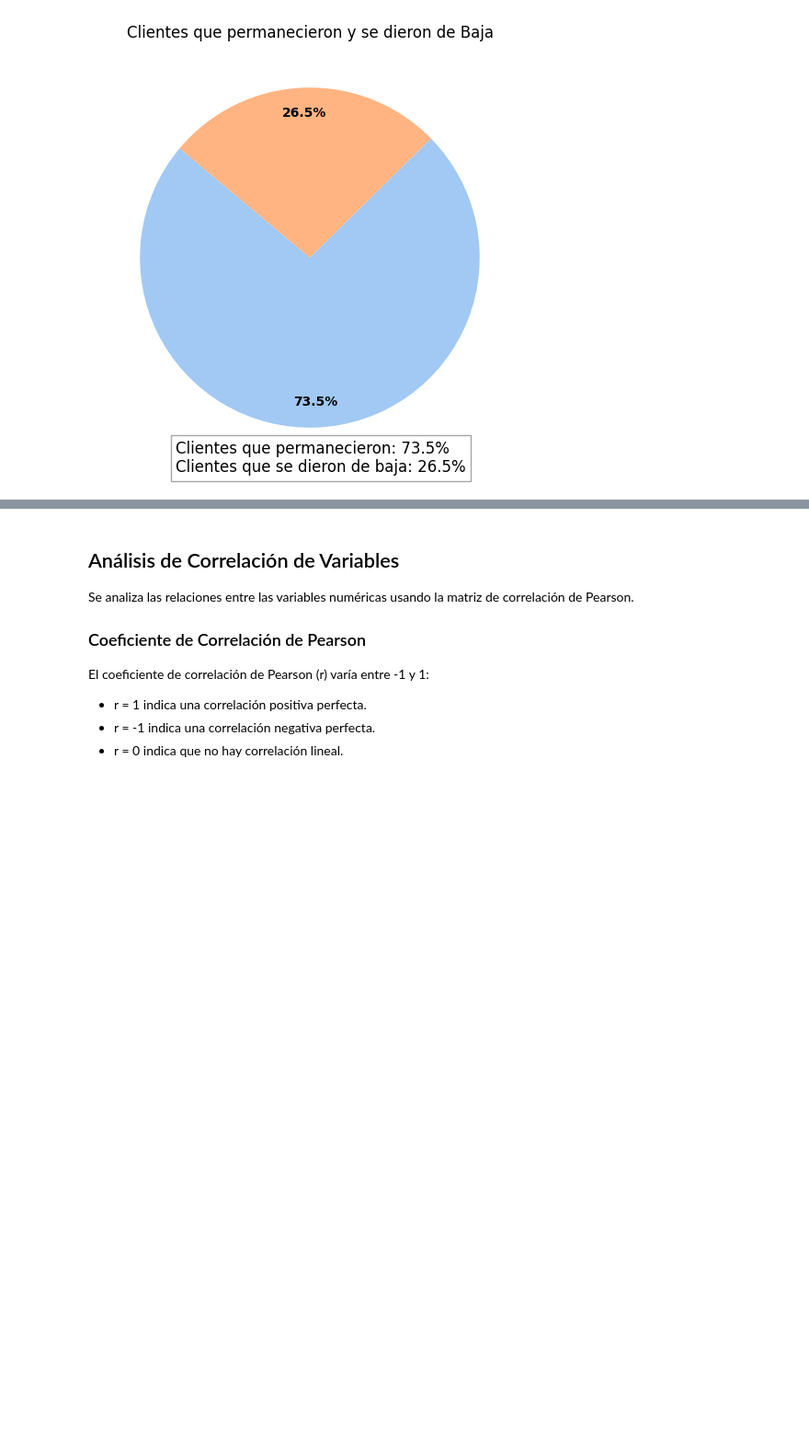
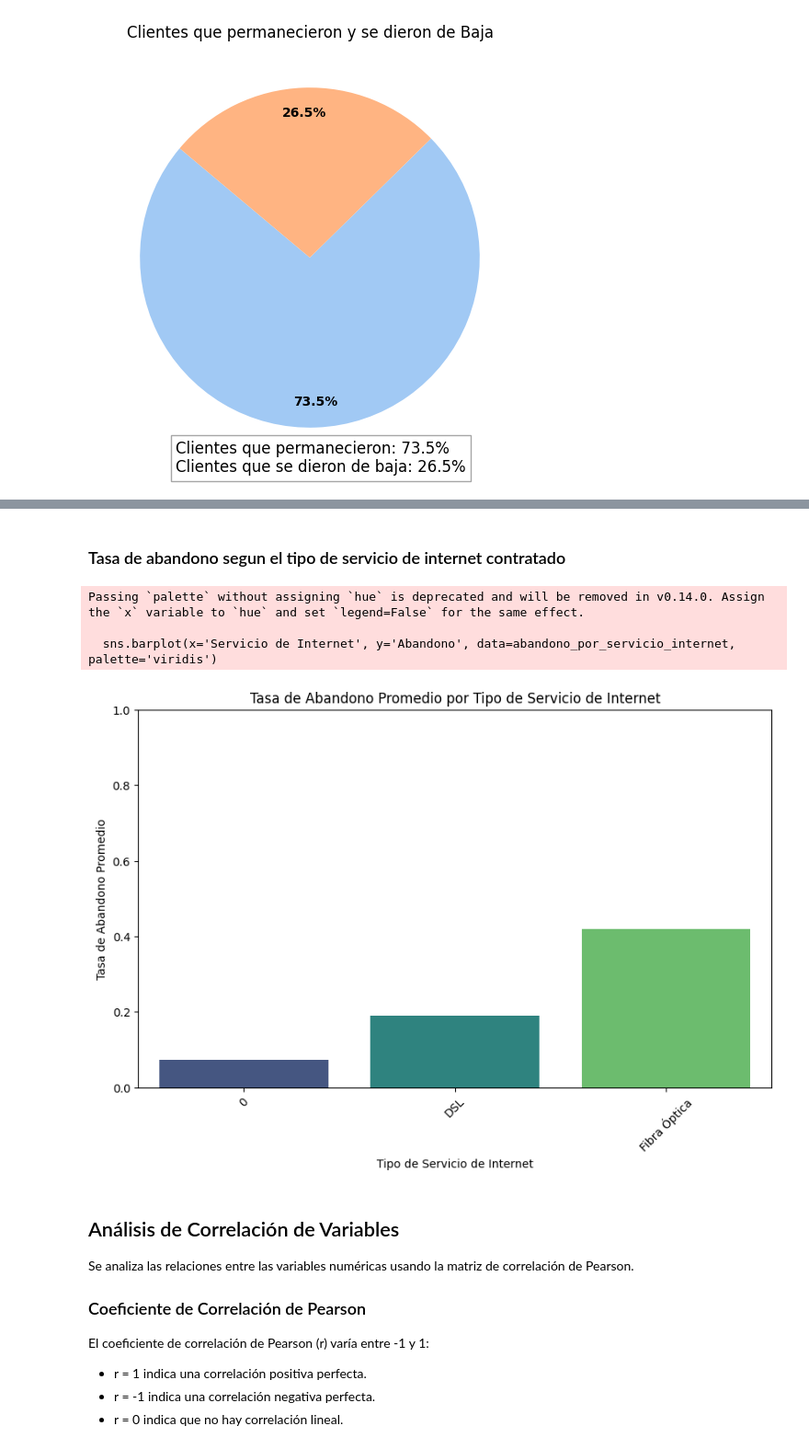
Before and after one commit to anasayago/challenge2-data-science-latam, a Jupyter notebook: TelecomX_LATAM_AnaSayago.ipynb, the cells around one changed output, grey strips where cells are left out. Shown at 92% size. Saved outputs shown, nothing was run; the diff lists cells and outputs as text; code cells hidden in the pictures; blank space fills up the shorter version.

```diff
--- a/TelecomX_LATAM_AnaSayago.ipynb
+++ b/TelecomX_LATAM_AnaSayago.ipynb
@@ -359,3 +438,28 @@ plt.show()
+# %% [markdown]
+### Tasa de abandono segun el tipo de servicio de internet contratado
+# %%
+import pandas as pd
+import matplotlib.pyplot as plt
+import seaborn as sns
+
+
+# Calcular la tasa de abandono promedio por tipo de servicio de internet
+abandono_por_servicio_internet = df.groupby('Servicio de Internet')['Abandono'].mean().reset_index()
+
+# Crear el gráfico de barras
+plt.figure(figsize=(10, 6))
+sns.barplot(x='Servicio de Internet', y='Abandono', data=abandono_por_servicio_internet, palette='viridis')
+plt.title('Tasa de Abandono Promedio por Tipo de Servicio de Internet')
+plt.xlabel('Tipo de Servicio de Internet')
+plt.ylabel('Tasa de Abandono Promedio')
+plt.ylim(0, 1)  # Ajustar los límites del eje y para mayor claridad
+plt.xticks(rotation=45)
+plt.show()
+# %% [output]
+Passing `palette` without assigning `hue` is deprecated and will be removed in v0.14.0. Assign the `x` variable to `hue` and set `legend=False` for the same effect.
+
+  sns.barplot(x='Servicio de Internet', y='Abandono', data=abandono_por_servicio_internet, palette='viridis')
+[figure, added]
 # %% [markdown]
 ## Análisis de Correlación de Variables
 
```
Also changed, not shown: parts of 37 cells of this notebook.
